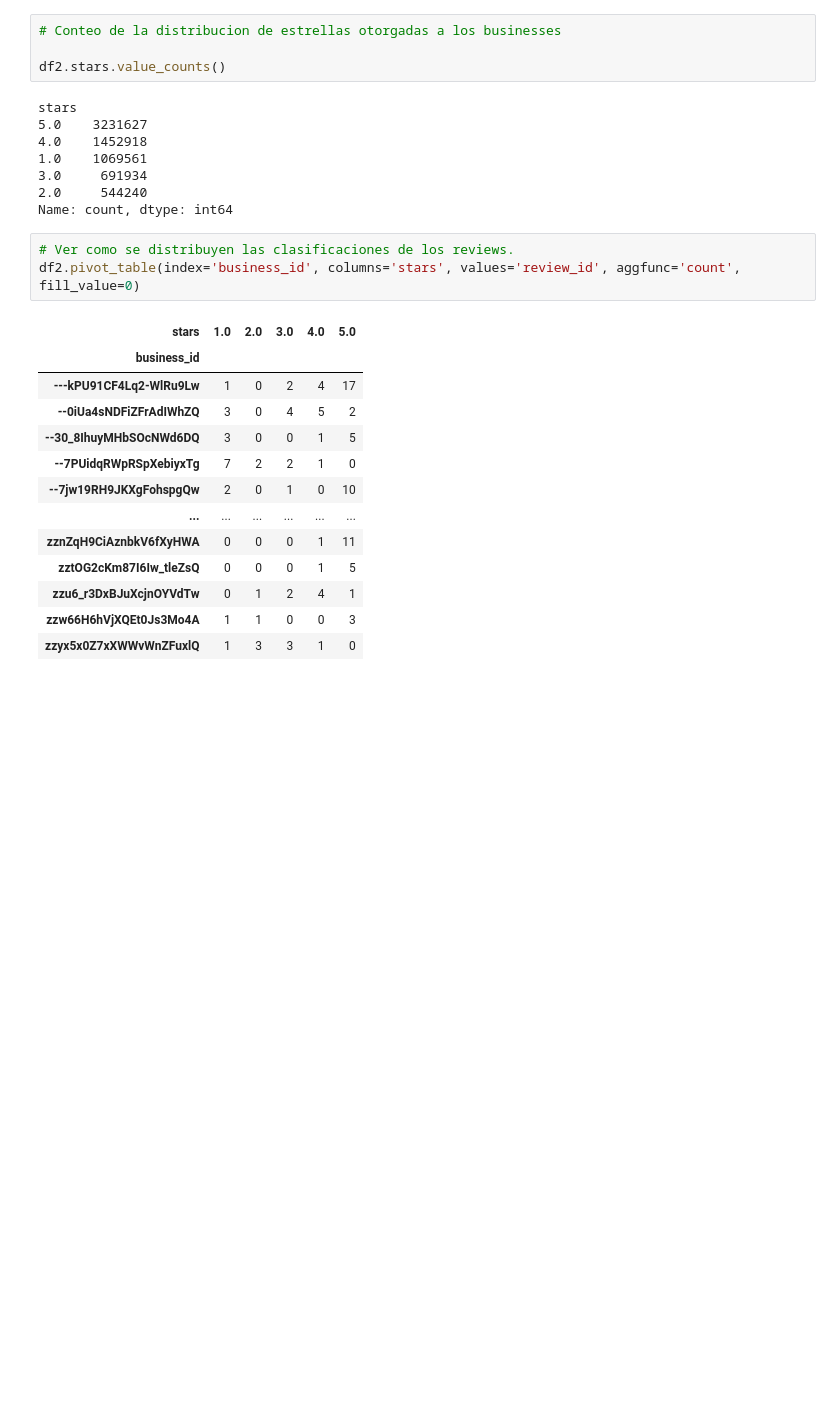
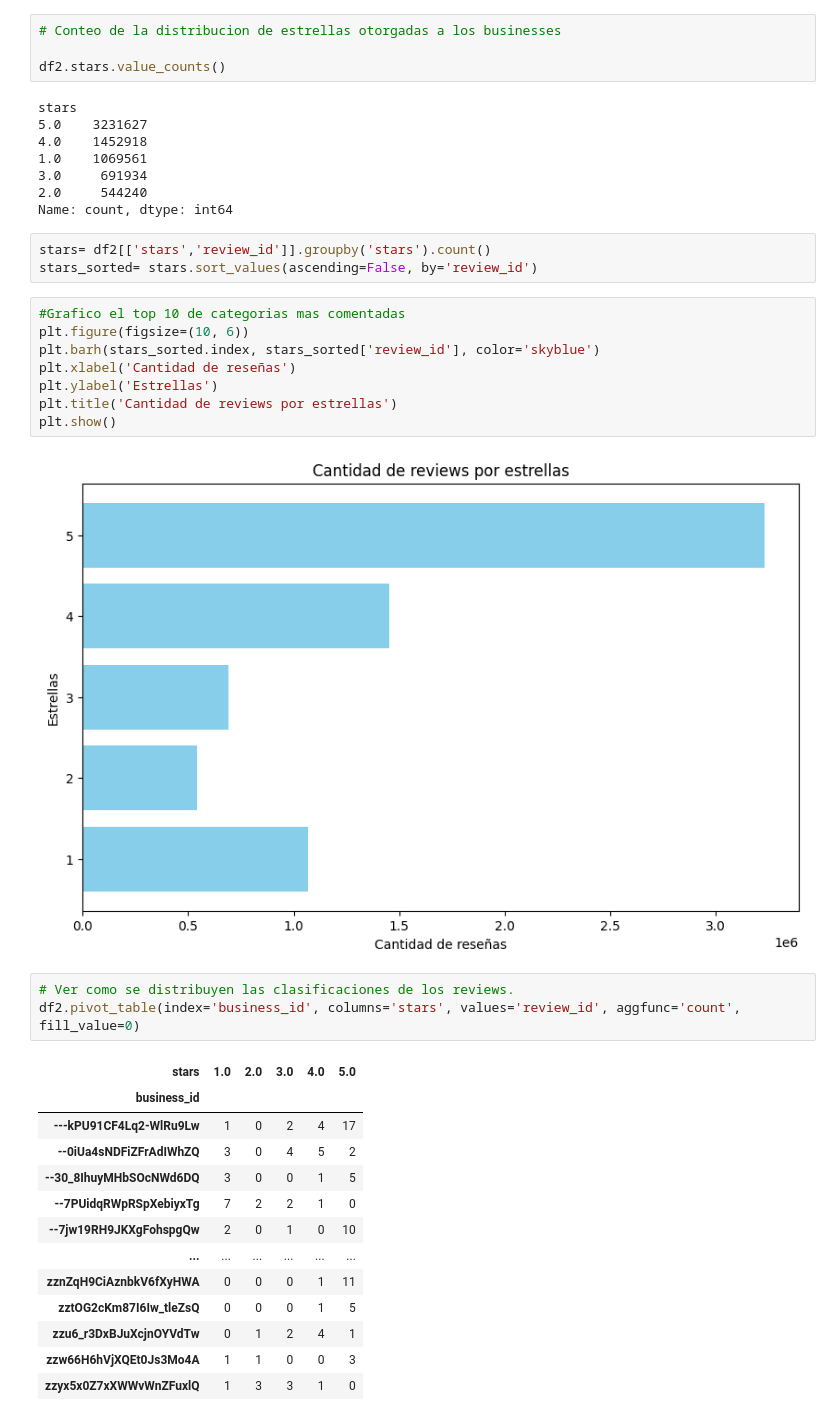
Before and after one commit to Constanzafl/Proyecto_Final, a Jupyter notebook: Sprint 2/EDA/EDAyelp.ipynb, the cells around one changed output. Saved outputs shown, nothing was run; the diff lists cells and outputs as text; blank space fills up the shorter version.

```diff
--- a/Sprint 2/EDA/EDAyelp.ipynb
+++ b/Sprint 2/EDA/EDAyelp.ipynb
@@ -245,6 +245,19 @@ stars
 3.0     691934
 2.0     544240
 Name: count, dtype: int64
+# %%
+stars= df2[['stars','review_id']].groupby('stars').count()
+stars_sorted= stars.sort_values(ascending=False, by='review_id')
+# %%
+#Grafico el top 10 de categorias mas comentadas
+plt.figure(figsize=(10, 6))
+plt.barh(stars_sorted.index, stars_sorted['review_id'], color='skyblue')
+plt.xlabel('Cantidad de reseñas')
+plt.ylabel('Estrellas')
+plt.title('Cantidad de reviews por estrellas')
+plt.show()
+# %% [output]
+[figure, added]
 # %%
 # Ver como se distribuyen las clasificaciones de los reviews.
 df2.pivot_table(index='business_id', columns='stars', values='review_id', aggfunc='count', fill_value=0)
```
Also changed, not shown: parts of 15 cells of this notebook.
